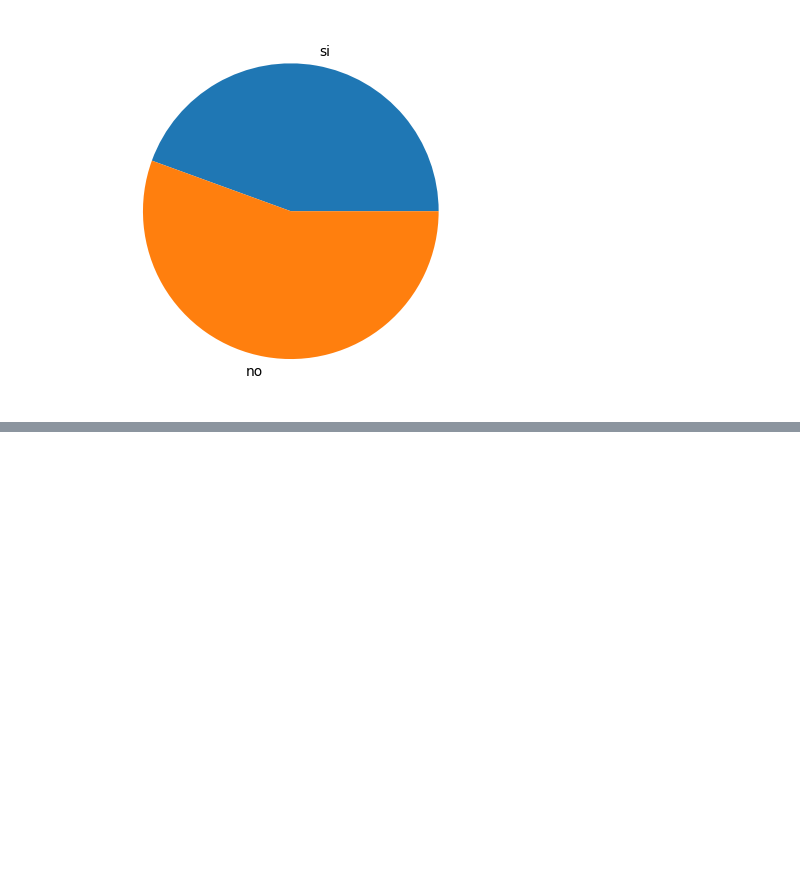
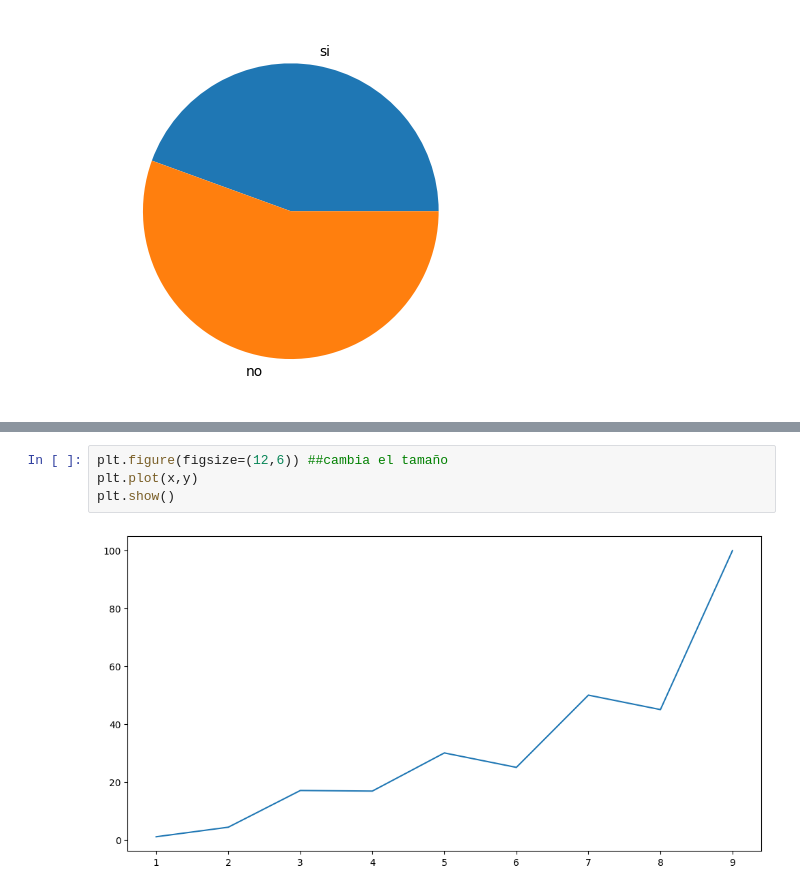
Before and after one commit to CamiloAOsorno333/PythonYa, a Jupyter notebook: AnalisisDatos/pyplot.ipynb, the cells around one changed output, grey strips where cells are left out. Cells and saved outputs as stored; diff of their text form; blank space fills up the shorter version.

```diff
--- a/AnalisisDatos/pyplot.ipynb
+++ b/AnalisisDatos/pyplot.ipynb
@@ -116,0 +127,6 @@ plt.show()
+# %%
+plt.figure(figsize=(12,6)) ##cambia el tamaño
+plt.plot(x,y)
+plt.show()
+# %% [output]
+[figure, added]
```
Also changed, not shown: parts of 42 cells of this notebook, 1 other file.
